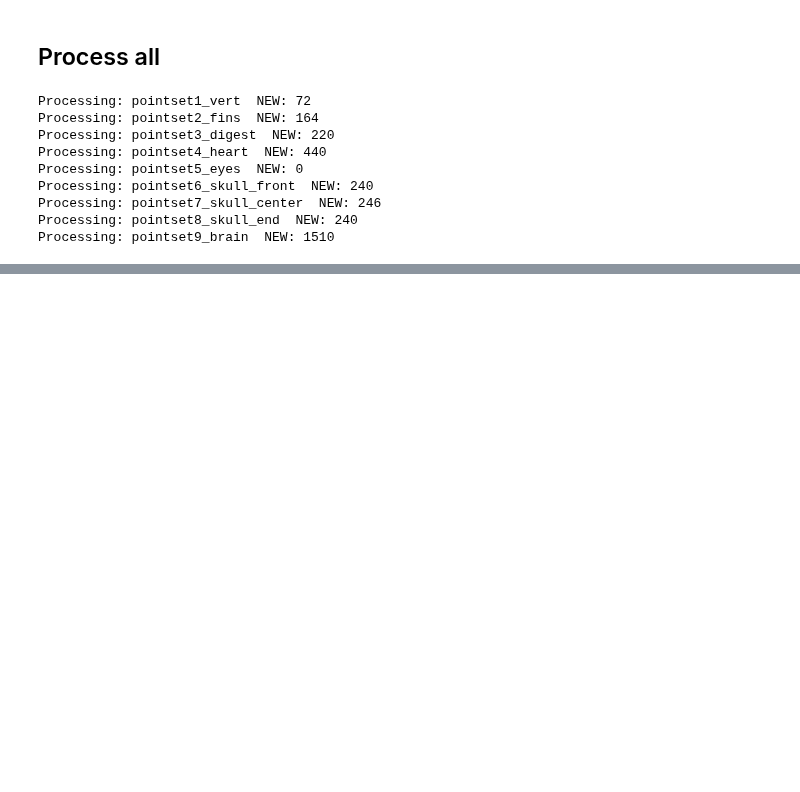
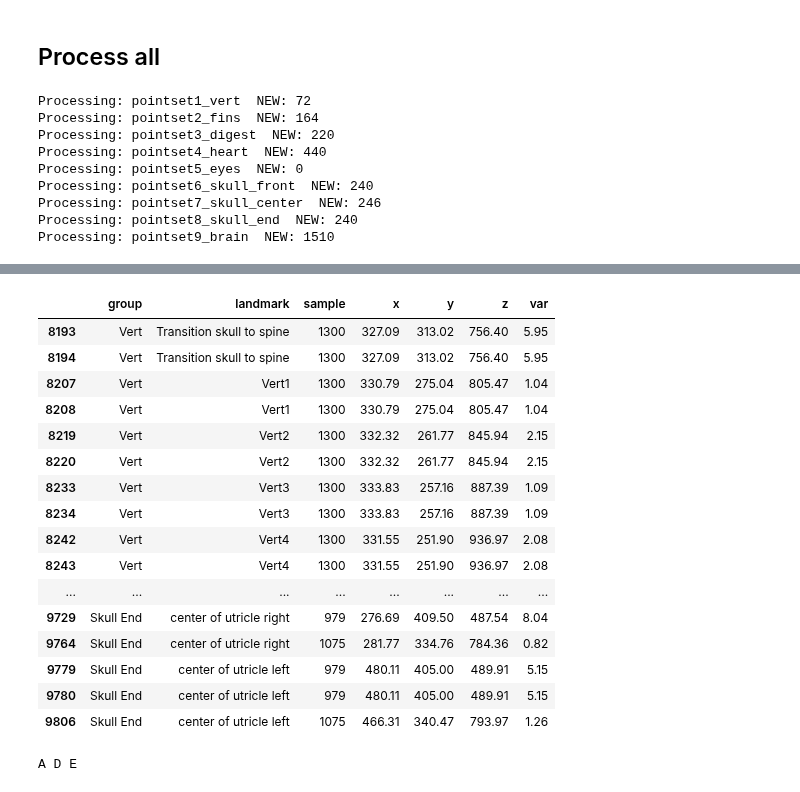
Before and after one commit to axruff/Medaka, a Jupyter notebook: LandmarkFilter.ipynb, the cells around one changed output, grey strips where cells are left out. Cells and saved outputs as stored; diff of their text form; code cells hidden in the pictures; blank space fills up the shorter version.

Commit message:
UPD: Filter the landmarks, merge to a single table

```diff
--- a/LandmarkFilter.ipynb
+++ b/LandmarkFilter.ipynb
@@ -119,0 +187,8 @@ Processing: pointset9_brain  NEW: 1510
+# %%
+sample_list = []
+pointset_list = []
+landmark_list = []
+x_list = []
+y_list = []
+z_list = []
+var_list = []
@@ -119,0 +294,15 @@ Processing: pointset9_brain  NEW: 1510
+# %%
+data = {
+            'group': pointset_list,
+            'landmark': landmark_list,
+            'sample': sample_list,
+            'x': x_list,
+            'y': y_list,
+            'z': z_list,
+            'var': var_list
+           }
+
+res_filtered_df = pd.DataFrame(data)
+# %%
+res_filtered_df = res_filtered_df.drop_duplicates()
+res_filtered_df
@@ -119,0 +429,39 @@ Processing: pointset9_brain  NEW: 1510
+# %%
+res_filtered_df[res_filtered_df.duplicated()]
+# %% [output]
+|  | group | landmark | sample | x | y | z | var |
+| 8193 | Vert | Transition skull to spine | 1300 | 327.09 | 313.02 | 756.40 | 5.95 |
+| 8194 | Vert | Transition skull to spine | 1300 | 327.09 | 313.02 | 756.40 | 5.95 |
+| 8207 | Vert | Vert1 | 1300 | 330.79 | 275.04 | 805.47 | 1.04 |
+| 8208 | Vert | Vert1 | 1300 | 330.79 | 275.04 | 805.47 | 1.04 |
+| 8219 | Vert | Vert2 | 1300 | 332.32 | 261.77 | 845.94 | 2.15 |
+| 8220 | Vert | Vert2 | 1300 | 332.32 | 261.77 | 845.94 | 2.15 |
+| 8233 | Vert | Vert3 | 1300 | 333.83 | 257.16 | 887.39 | 1.09 |
+| 8234 | Vert | Vert3 | 1300 | 333.83 | 257.16 | 887.39 | 1.09 |
+| 8242 | Vert | Vert4 | 1300 | 331.55 | 251.90 | 936.97 | 2.08 |
+| 8243 | Vert | Vert4 | 1300 | 331.55 | 251.90 | 936.97 | 2.08 |
+| ... | ... | ... | ... | ... | ... | ... | ... |
+| 9729 | Skull End | center of utricle right | 979 | 276.69 | 409.50 | 487.54 | 8.04 |
+| 9764 | Skull End | center of utricle right | 1075 | 281.77 | 334.76 | 784.36 | 0.82 |
+| 9779 | Skull End | center of utricle left | 979 | 480.11 | 405.00 | 489.91 | 5.15 |
+| 9780 | Skull End | center of utricle left | 979 | 480.11 | 405.00 | 489.91 | 5.15 |
+| 9806 | Skull End | center of utricle left | 1075 | 466.31 | 340.47 | 793.97 | 1.26 |
+# %%
+wb = load_workbook('03_tongue tip.xlsx')
+ws = wb.active
+
+# Select name fields
+if ws['F1'].value == 'name1' and ws['G1'].value == 'name2':
+    name1_selector = 'F'
+    name2_selector = 'G'
+    sample_selector = 'C'
+elif ws['D1'].value == 'name1' and ws['E1'].value == 'name2':
+    name1_selector = 'D'
+    name2_selector = 'E'
+    sample_selector = 'A'
+else:
+    print('Error with data columns')
+
+print(sample_selector, name1_selector, name2_selector)
+# %% [output]
+A D E
```
Also changed, not shown: parts of 20 cells of this notebook.
